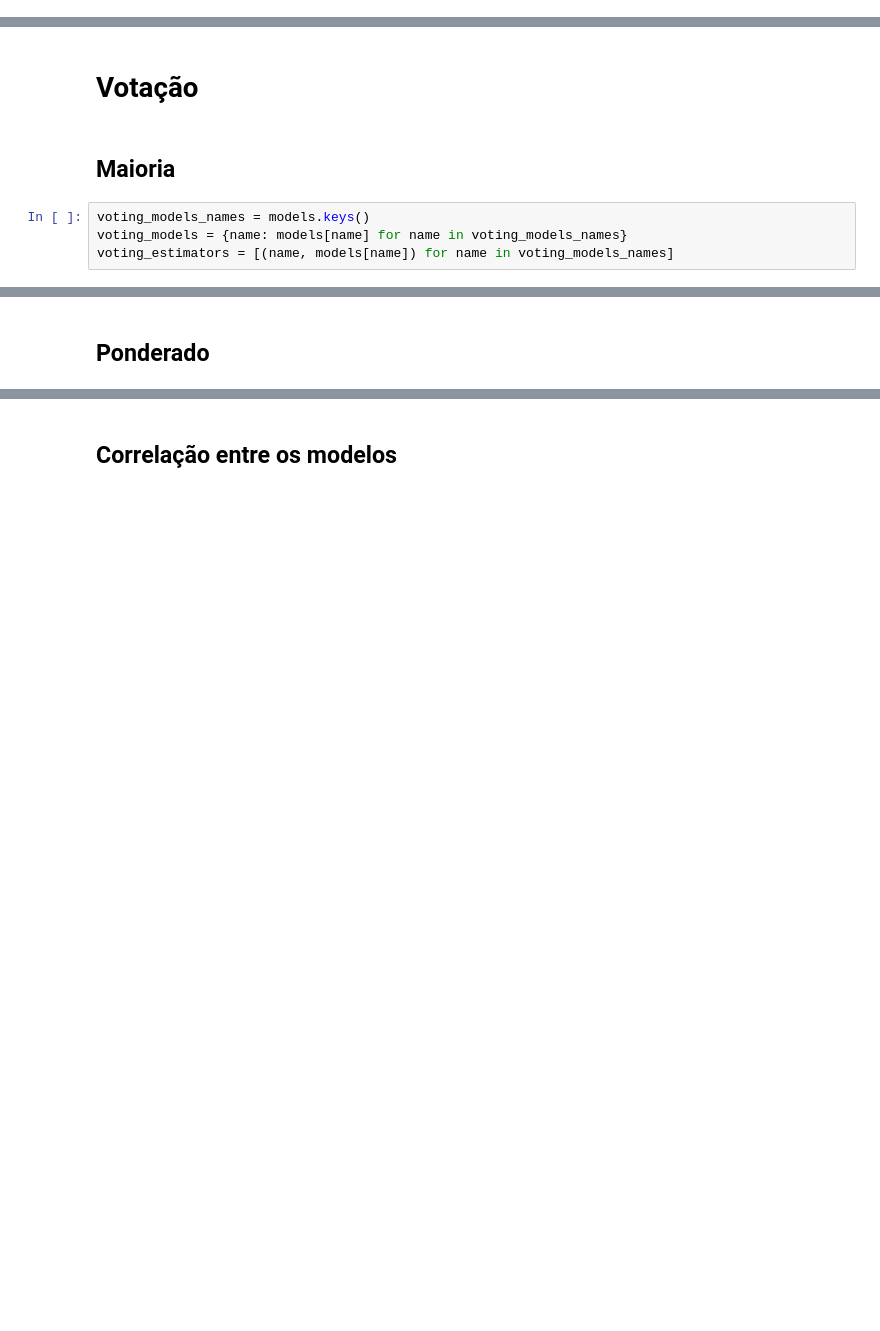
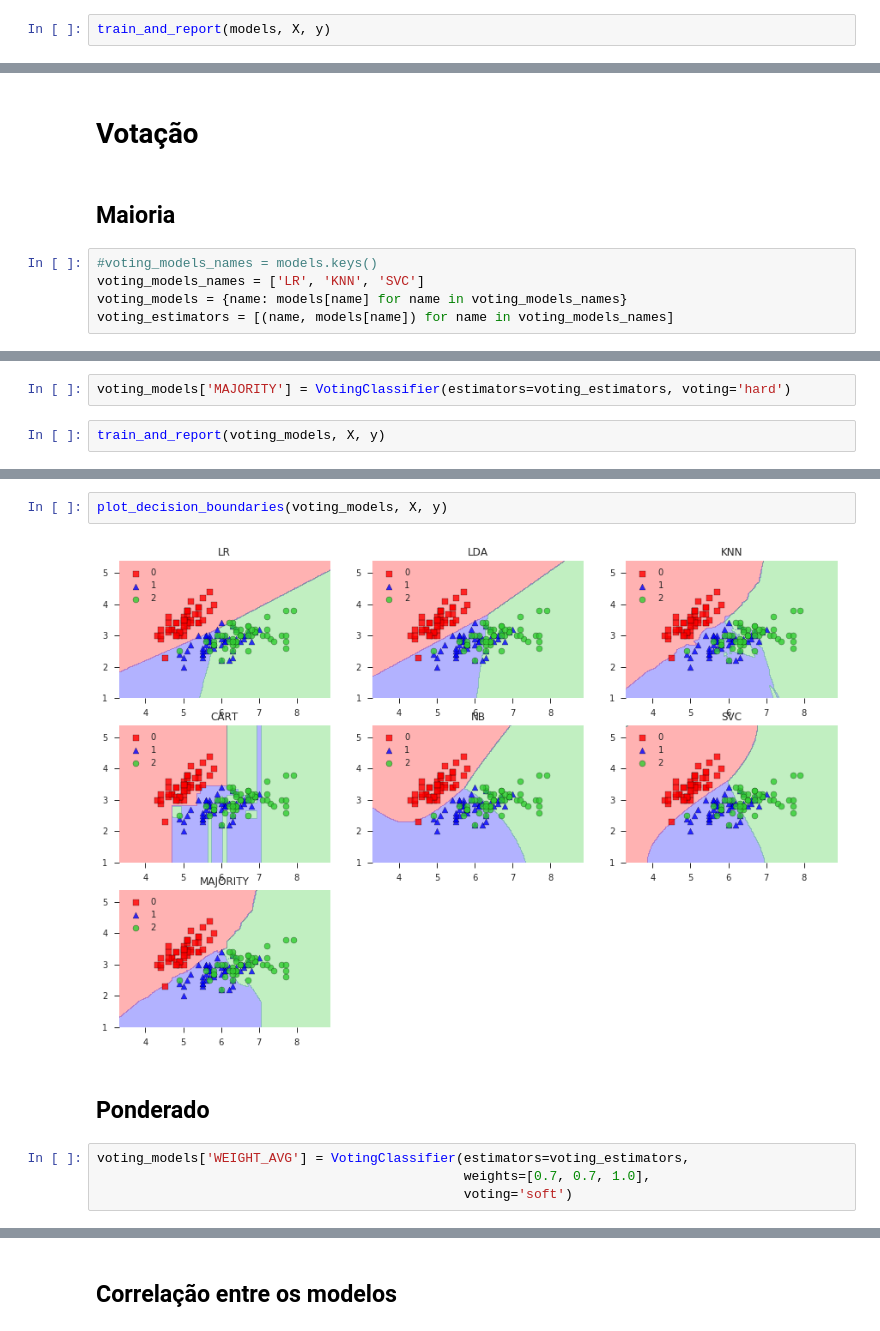
Before and after one commit to gilmar/udacity-live-coding-ensembles, a Jupyter notebook: udacity-live-coding-ensembles-stacking.ipynb, the cells around one changed output, grey strips where cells are left out. Saved outputs shown, nothing was run; the diff lists cells and outputs as text; blank space fills up the shorter version.

```diff
--- a/udacity-live-coding-ensembles-stacking.ipynb
+++ b/udacity-live-coding-ensembles-stacking.ipynb
@@ -129,3 +158,5 @@ models['KNN'] = KNeighborsClassifier()
 models['CART'] = DecisionTreeClassifier(random_state=13)
 models['NB'] = GaussianNB()
 models['SVC'] = SVC(probability=True)
+# %%
+train_and_report(models, X, y)
@@ -134,6 +172,7 @@ models['SVC'] = SVC(probability=True)
 # %% [markdown]
 ## Maioria
 # %%
-voting_models_names = models.keys()
+#voting_models_names = models.keys()
+voting_models_names = ['LR', 'KNN', 'SVC']
 voting_models = {name: models[name] for name in voting_models_names}
 voting_estimators = [(name, models[name]) for name in voting_models_names]
@@ -139,0 +199,4 @@ voting_estimators = [(name, models[name]) for name in voting_models_names]
+# %%
+voting_models['MAJORITY'] = VotingClassifier(estimators=voting_estimators, voting='hard')
+# %%
+train_and_report(voting_models, X, y)
@@ -140,2 +228,10 @@ voting_estimators = [(name, models[name]) for name in voting_models_names]
+# %%
+plot_decision_boundaries(voting_models, X, y)
+# %% [output]
+[figure, added]
 # %% [markdown]
 ## Ponderado
+# %%
+voting_models['WEIGHT_AVG'] = VotingClassifier(estimators=voting_estimators,
+                                               weights=[0.7, 0.7, 1.0],
+                                               voting='soft')
```
Also changed, not shown: parts of 20 cells of this notebook.
